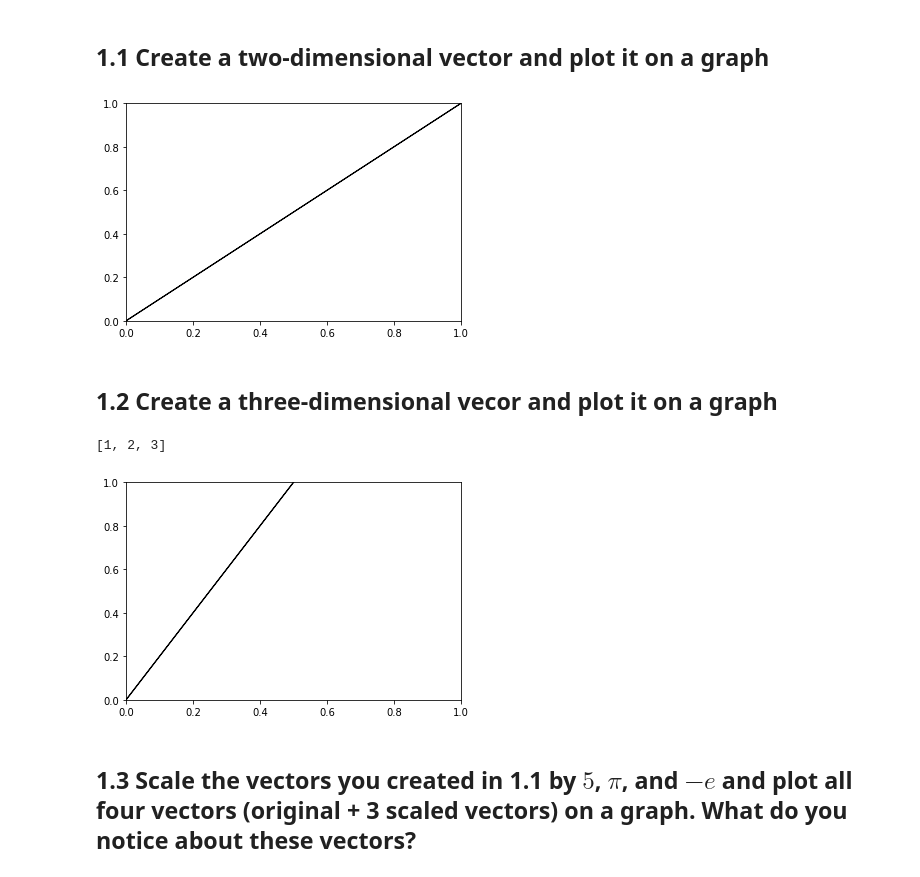
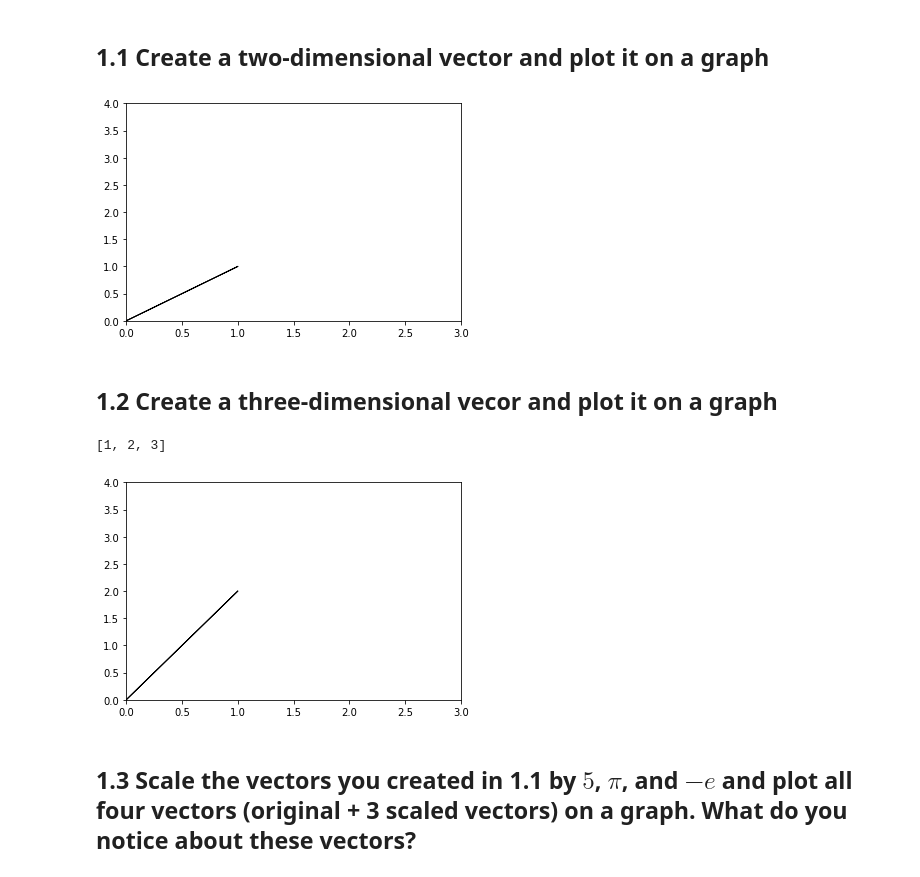
Before and after one commit to axefx/DS-Unit-1-Sprint-3-Linear-Algebra, a Jupyter notebook: module1-vectors-and-matrices/Axel_Corro_LS_DS_131_Vectors_and_Matrices_Assignment.ipynb, the cells around one changed output. Saved outputs shown, nothing was run; the diff lists cells and outputs as text; code cells hidden in the pictures.

```diff
--- a/module1-vectors-and-matrices/Axel_Corro_LS_DS_131_Vectors_and_Matrices_Assignment.ipynb
+++ b/module1-vectors-and-matrices/Axel_Corro_LS_DS_131_Vectors_and_Matrices_Assignment.ipynb
@@ -12,7 +12,9 @@ import pandas as pd
 import matplotlib.pyplot as plt
 # %%
 two_d_vector = [1,2]
+plt.xlim(0,3)
+plt.ylim(0,4)
 plt.arrow(0,0,two_d_vector[0],two_d_vector[0]);
 # %% [output]
-[figure, old version]
+[figure, new version]
 # %% [markdown]
@@ -20,10 +24,12 @@ plt.arrow(0,0,two_d_vector[0],two_d_vector[0]);
 # %%
 three_d_vector = [[[1,2,3]]]
 print(three_d_vector[0][0])
+plt.xlim(0,3)
+plt.ylim(0,4)
 plt.arrow(0,0,three_d_vector[0][0][0],three_d_vector[0][0][1]);
 # %% [output]
 [1, 2, 3]
-[figure, old version]
+[figure, new version]
 # %% [markdown]
 ## 1.3 Scale the vectors you created in 1.1 by $5$, $\pi$, and $-e$ and plot all four vectors (original + 3 scaled vectors) on a graph. What do you notice about these vectors?
 # %%
```
Also changed, not shown: parts of 7 cells of this notebook.
